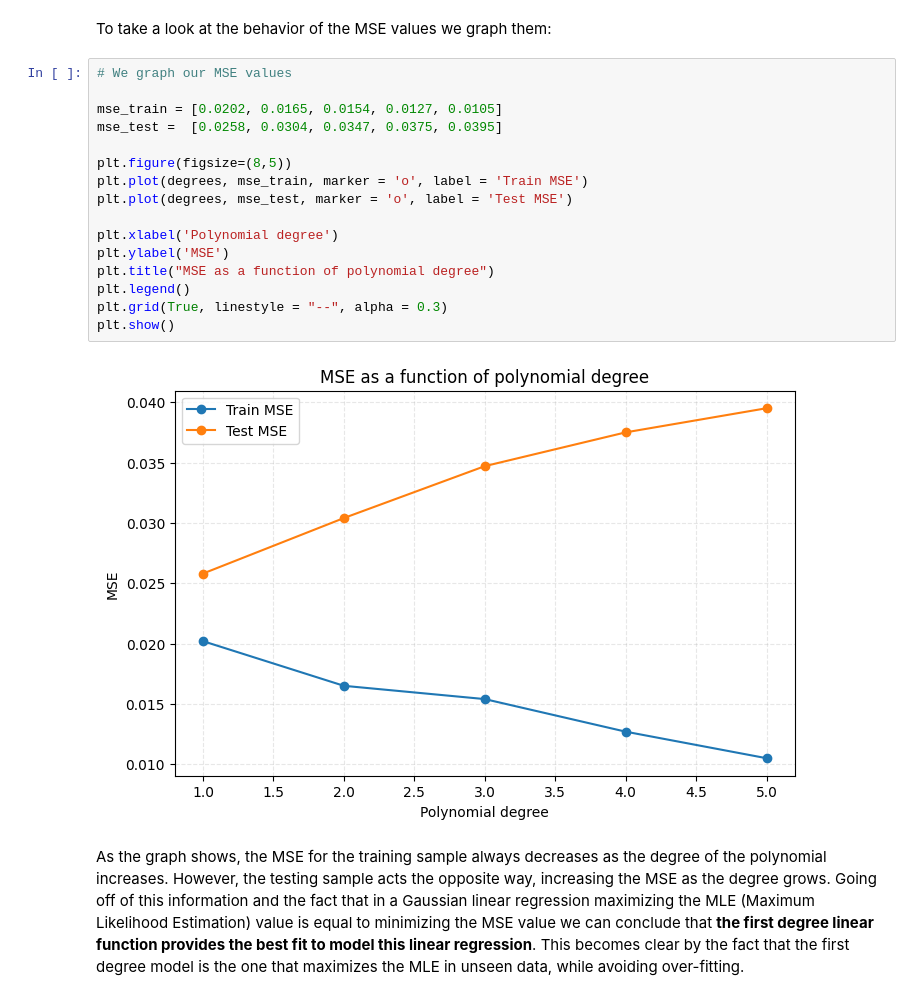
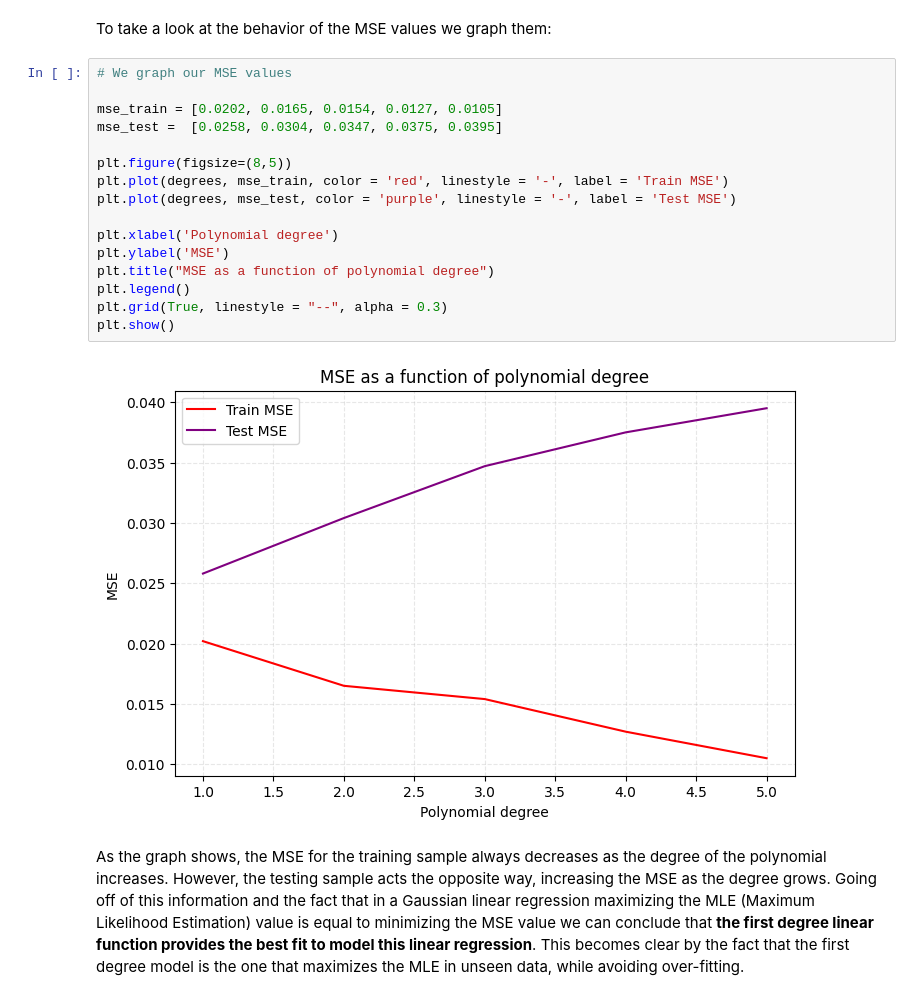
Before and after one commit to conichito/AS4501, a Jupyter notebook: Homework 1/Tarea-1.ipynb, the cells around one changed output. Cells and saved outputs as stored; diff of their text form.

```diff
--- a/Homework 1/Tarea-1.ipynb
+++ b/Homework 1/Tarea-1.ipynb
@@ -144,21 +150,21 @@ To take a look at the behavior of the MSE values we graph them:
 # %%
 # We graph our MSE values
 
 mse_train = [0.0202, 0.0165, 0.0154, 0.0127, 0.0105]
 mse_test =  [0.0258, 0.0304, 0.0347, 0.0375, 0.0395]
 
 plt.figure(figsize=(8,5))
-plt.plot(degrees, mse_train, marker = 'o', label = 'Train MSE')
-plt.plot(degrees, mse_test, marker = 'o', label = 'Test MSE')
+plt.plot(degrees, mse_train, color = 'red', linestyle = '-', label = 'Train MSE')
+plt.plot(degrees, mse_test, color = 'purple', linestyle = '-', label = 'Test MSE')
 
 plt.xlabel('Polynomial degree')
 plt.ylabel('MSE')
 plt.title("MSE as a function of polynomial degree")
 plt.legend()
 plt.grid(True, linestyle = "--", alpha = 0.3)
 plt.show()
 # %% [output]
-[figure, old version]
+[figure, new version]
 # %% [markdown]
 As the graph shows, the MSE for the training sample always decreases as the degree of the polynomial increases. However, the testing sample acts the opposite way, increasing the MSE as the degree grows. Going off of this information and the fact that in a Gaussian linear regression maximizing the MLE (Maximum Likelihood Estimation) value is equal to minimizing the MSE value we can conclude that **the first degree linear function provides the best fit to model this linear regression**. This becomes clear by the fact that the first degree model is the one that maximizes the MLE in unseen data, while avoiding over-fitting.
 # %% [markdown]
```
Also changed, not shown: parts of 5 cells of this notebook.
